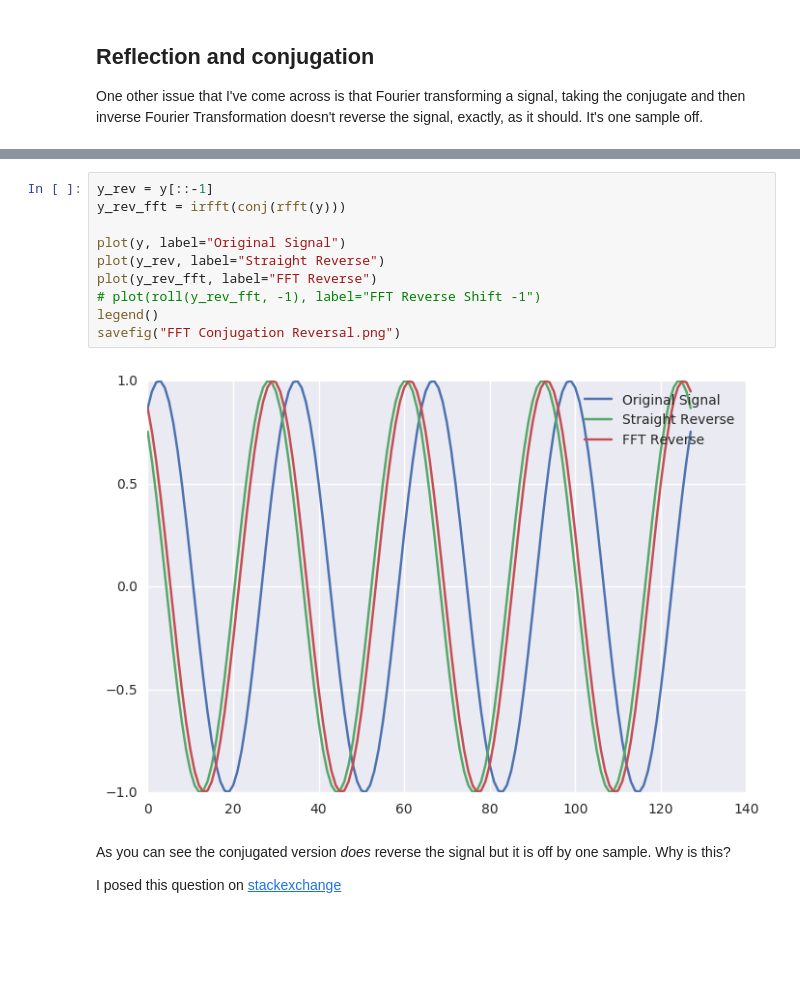
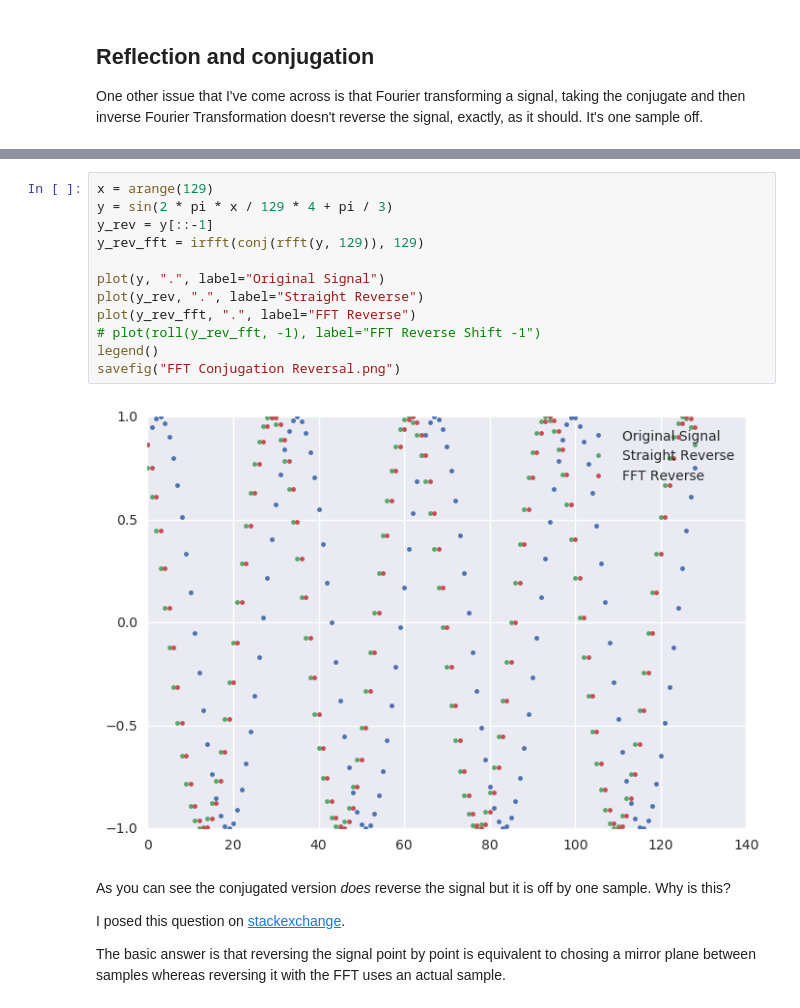
Before and after one commit to david-hoffman/pydecon, a Jupyter notebook: notebooks/FFT Convolution and other things.ipynb, the cells around one changed output, grey strips where cells are left out. Cells and saved outputs as stored; diff of their text form; blank space fills up the shorter version.

Commit message:
Update notebook for stackexchange answer

```diff
--- a/notebooks/FFT Convolution and other things.ipynb
+++ b/notebooks/FFT Convolution and other things.ipynb
@@ -34,16 +124,20 @@ title("Signal")
 # %%
+x = arange(129)
+y = sin(2 * pi * x / 129 * 4 + pi / 3)
 y_rev = y[::-1]
-y_rev_fft = irfft(conj(rfft(y)))
+y_rev_fft = irfft(conj(rfft(y, 129)), 129)
 
-plot(y, label="Original Signal")
-plot(y_rev, label="Straight Reverse")
-plot(y_rev_fft, label="FFT Reverse")
+plot(y, ".", label="Original Signal")
+plot(y_rev, ".", label="Straight Reverse")
+plot(y_rev_fft, ".", label="FFT Reverse")
 # plot(roll(y_rev_fft, -1), label="FFT Reverse Shift -1")
 legend()
 savefig("FFT Conjugation Reversal.png")
 # %% [output]
-[figure, old version]
+[figure, new version]
 # %% [markdown]
 As you can see the conjugated version _does_ reverse the signal but it is off by one sample. Why is this?
 
-I posed this question on [stackexchange](http://dsp.stackexchange.com/questions/35088/fourier-transform-gives-unexpected-results-signal-reversal-and-conjugation)
+I posed this question on [stackexchange](http://dsp.stackexchange.com/questions/35088/fourier-transform-gives-unexpected-results-signal-reversal-and-conjugation).
+
+The basic answer is that reversing the signal point by point is equivalent to chosing a mirror plane between samples whereas reversing it with the FFT uses an actual sample.
```
Also changed, not shown: parts of 9 cells of this notebook, 1 other file.
